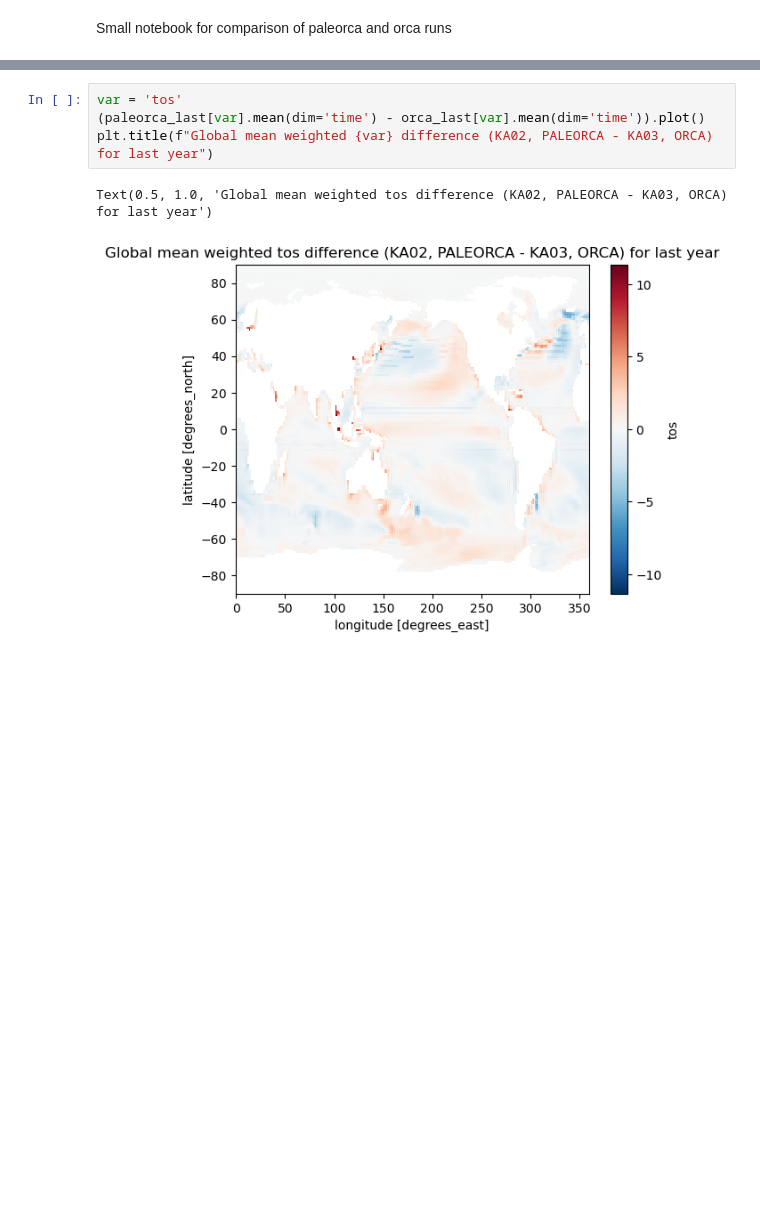
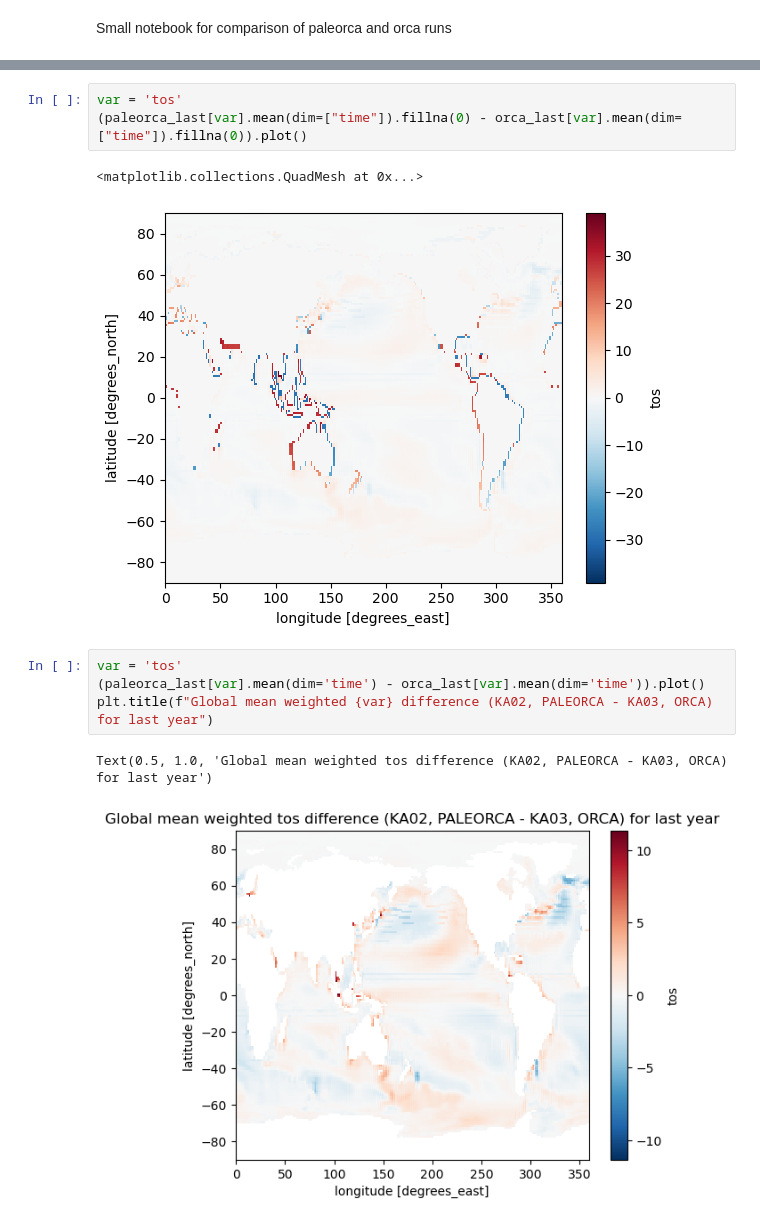
Before and after one commit to renatacoppo/Eocene-creator, a Jupyter notebook: ecefast/analysis/paleorca-vs-orca.ipynb, the cells around one changed output, grey strips where cells are left out. Drawn from its saved outputs; the diff is of its cells as text; blank space fills up the shorter version.

```diff
--- a/ecefast/analysis/paleorca-vs-orca.ipynb
+++ b/ecefast/analysis/paleorca-vs-orca.ipynb
@@ -54,3 +54,9 @@ Regridding /lus/h2resw01/scratch/ccpd/ece4/KA03/output/nemo/KA03_oce_1m_T_2038-2
+# %%
+var = 'tos'
+(paleorca_last[var].mean(dim=["time"]).fillna(0) - orca_last[var].mean(dim=["time"]).fillna(0)).plot()
+# %% [output]
+<matplotlib.collections.QuadMesh at 0x...>
+[figure, added]
 # %%
 var = 'tos'
 (paleorca_last[var].mean(dim='time') - orca_last[var].mean(dim='time')).plot()
```
Also changed, not shown: parts of 2 cells of this notebook.
